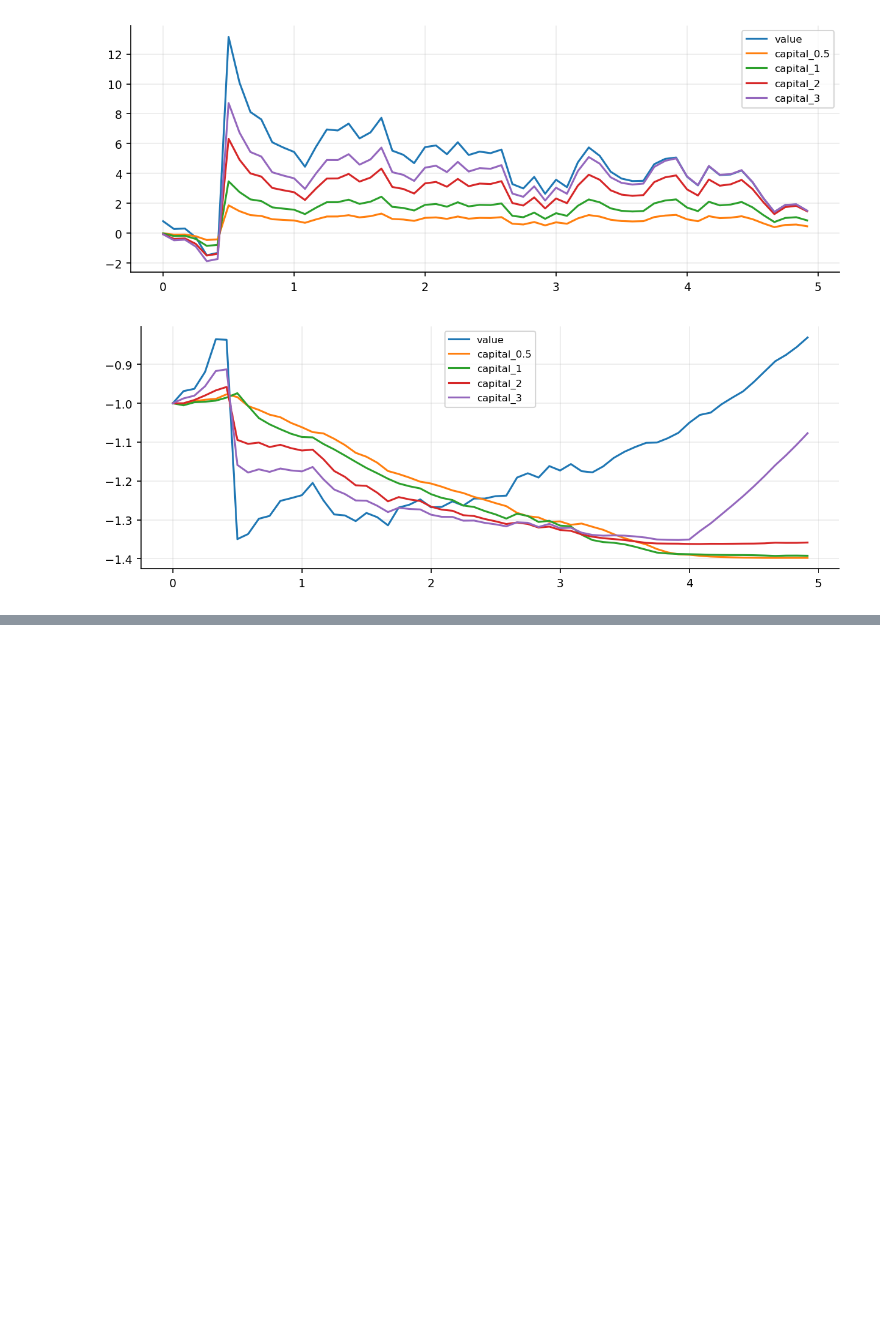
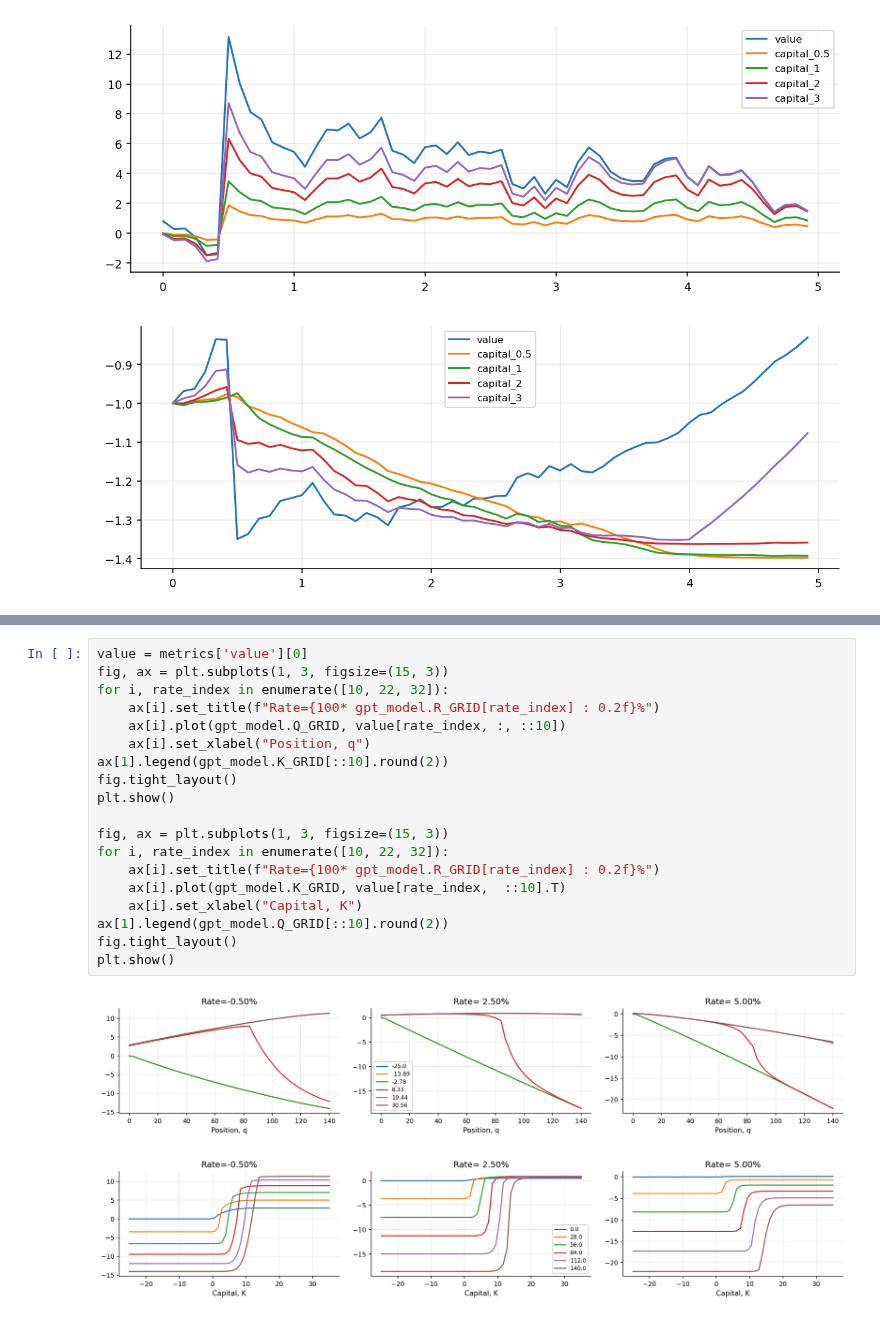
Before and after one commit to dolmatovas/bank_model, a Jupyter notebook: gpt-toy-model for plots.ipynb, the cells around one changed output, grey strips where cells are left out. Drawn from its saved outputs; the diff is of its cells as text; blank space fills up the shorter version.

```diff
--- a/gpt-toy-model for plots.ipynb
+++ b/gpt-toy-model for plots.ipynb
@@ -269,0 +284,22 @@ plt.show()
+# %%
+value = metrics['value'][0]
+fig, ax = plt.subplots(1, 3, figsize=(15, 3))
+for i, rate_index in enumerate([10, 22, 32]):
+    ax[i].set_title(f"Rate={100* gpt_model.R_GRID[rate_index] : 0.2f}%")
+    ax[i].plot(gpt_model.Q_GRID, value[rate_index, :, ::10])
+    ax[i].set_xlabel("Position, q")
+ax[1].legend(gpt_model.K_GRID[::10].round(2))
+fig.tight_layout()
+plt.show()
+
+fig, ax = plt.subplots(1, 3, figsize=(15, 3))
+for i, rate_index in enumerate([10, 22, 32]):
+    ax[i].set_title(f"Rate={100* gpt_model.R_GRID[rate_index] : 0.2f}%")
+    ax[i].plot(gpt_model.K_GRID, value[rate_index,  ::10].T)
+    ax[i].set_xlabel("Capital, K")
+ax[1].legend(gpt_model.Q_GRID[::10].round(2))
+fig.tight_layout()
+plt.show()
+# %% [output]
+[figure, added]
+[figure, added]
```
Also changed, not shown: parts of 2 cells of this notebook, 1 other file.
